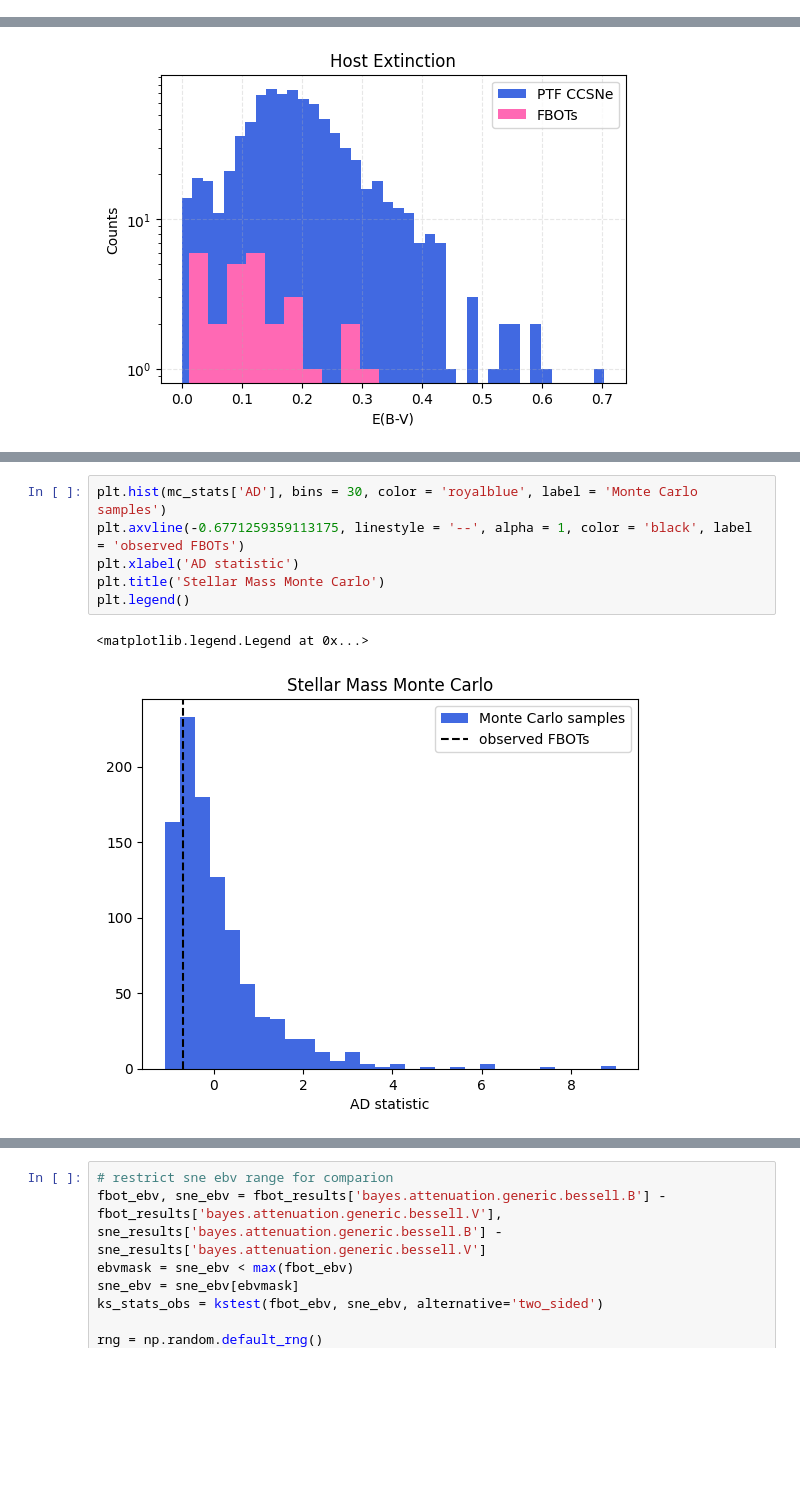
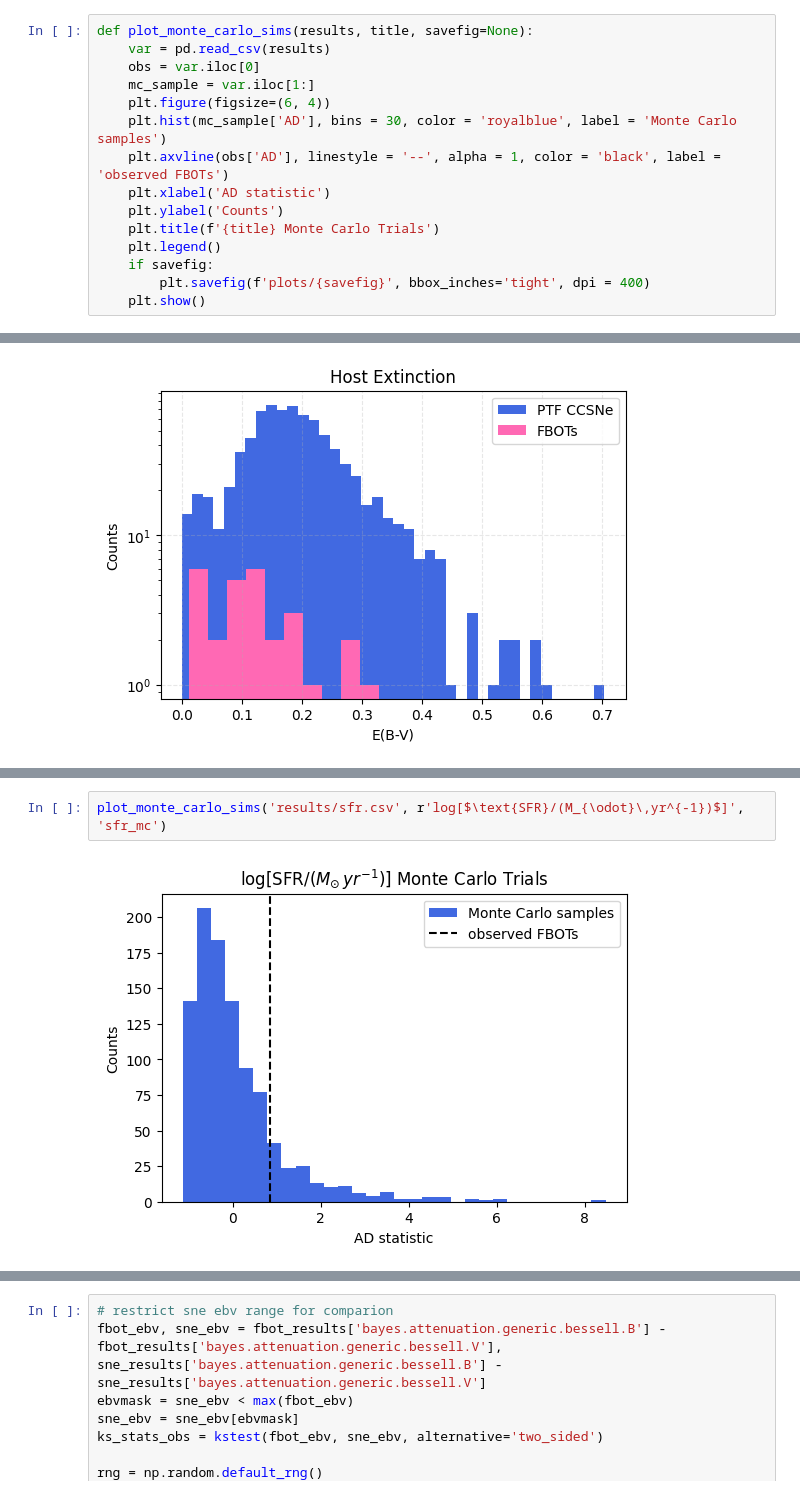
Before and after one commit to aswinsuresh24/sne_hosts, a Jupyter notebook: hosts.ipynb, the cells around one changed output, grey strips where cells are left out. Drawn from its saved outputs; the diff is of its cells as text; blank space fills up the shorter version.

Commit message:
run mc trials for mass, age, Z, sfr

```diff
--- a/hosts.ipynb
+++ b/hosts.ipynb
@@ -275,6 +275,21 @@ def monte_carlo_sims_1d(fbot_pop_var, sne_pop_var, kde_weights=None, nsim = 1000
         df.to_csv(savefile, index = False)
 
     return mc_stats, ks_pval, ad_pval
+# %%
+def plot_monte_carlo_sims(results, title, savefig=None):
+    var = pd.read_csv(results)
+    obs = var.iloc[0]
+    mc_sample = var.iloc[1:]
+    plt.figure(figsize=(6, 4))
+    plt.hist(mc_sample['AD'], bins = 30, color = 'royalblue', label = 'Monte Carlo samples')
+    plt.axvline(obs['AD'], linestyle = '--', alpha = 1, color = 'black', label = 'observed FBOTs')
+    plt.xlabel('AD statistic')
+    plt.ylabel('Counts')
+    plt.title(f'{title} Monte Carlo Trials')
+    plt.legend()
+    if savefig:
+        plt.savefig(f'plots/{savefig}', bbox_inches='tight', dpi = 400)
+    plt.show()
 # %%
 ptf_sne = read_ptf_sample('ptf_ccsne.csv')
 ptf_sne = ptf_sne[ptf_sne['ref'] == 'This paper']
@@ -491,10 +529,5 @@ Monte Carlo p-values: KS 0.001 AD 0.0
 # %%
-plt.hist(mc_stats['AD'], bins = 30, color = 'royalblue', label = 'Monte Carlo samples')
-plt.axvline(-0.6771259359113175, linestyle = '--', alpha = 1, color = 'black', label = 'observed FBOTs')
-plt.xlabel('AD statistic')
-plt.title('Stellar Mass Monte Carlo')
-plt.legend()
+plot_monte_carlo_sims('results/sfr.csv', r'log[$\text{SFR}/(M_{\odot}\,yr^{-1})$]', 'sfr_mc')
 # %% [output]
-<matplotlib.legend.Legend at 0x...>
-[figure, old version]
+[figure, new version]
 # %%
```
Also changed, not shown: parts of 7 cells of this notebook, 4 other files.
